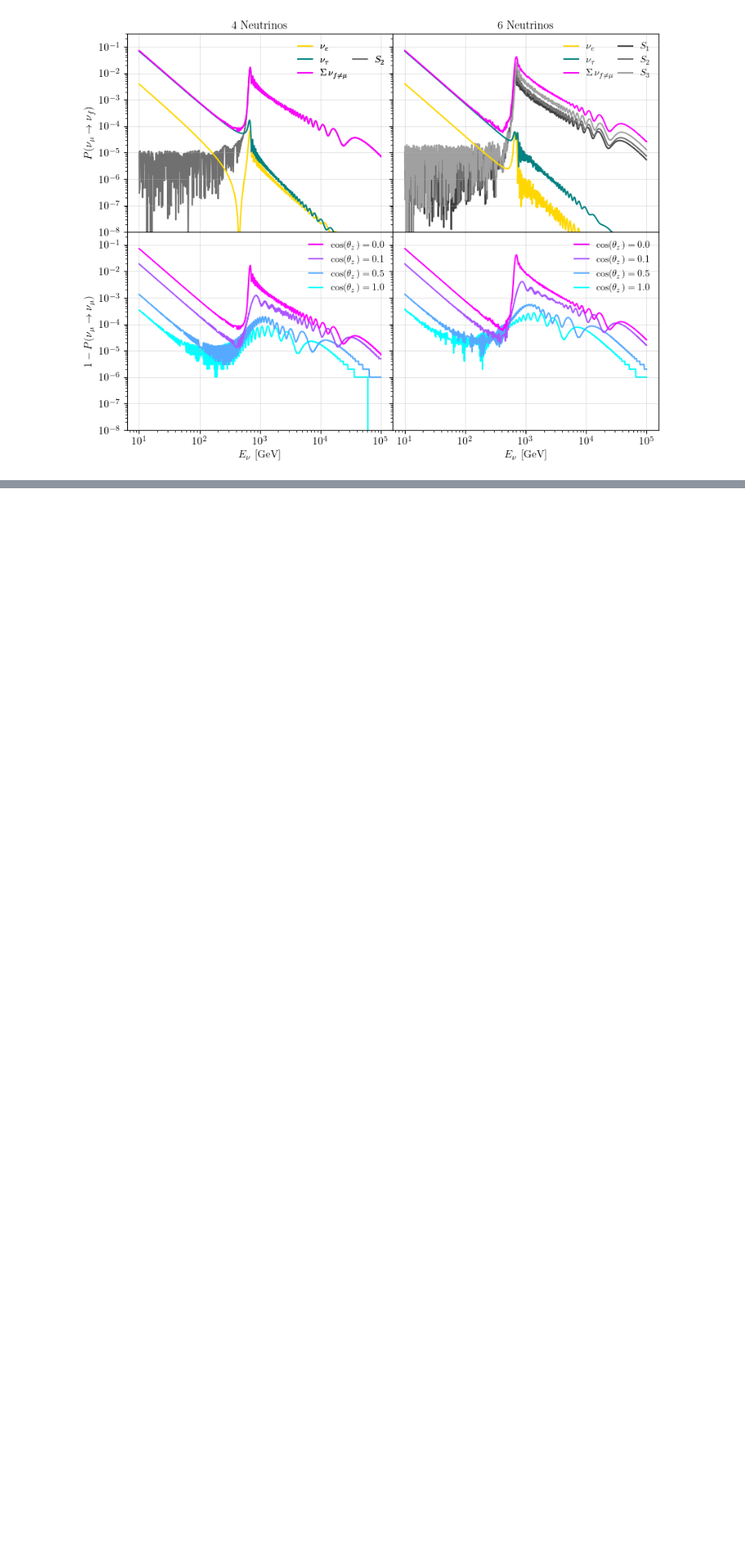
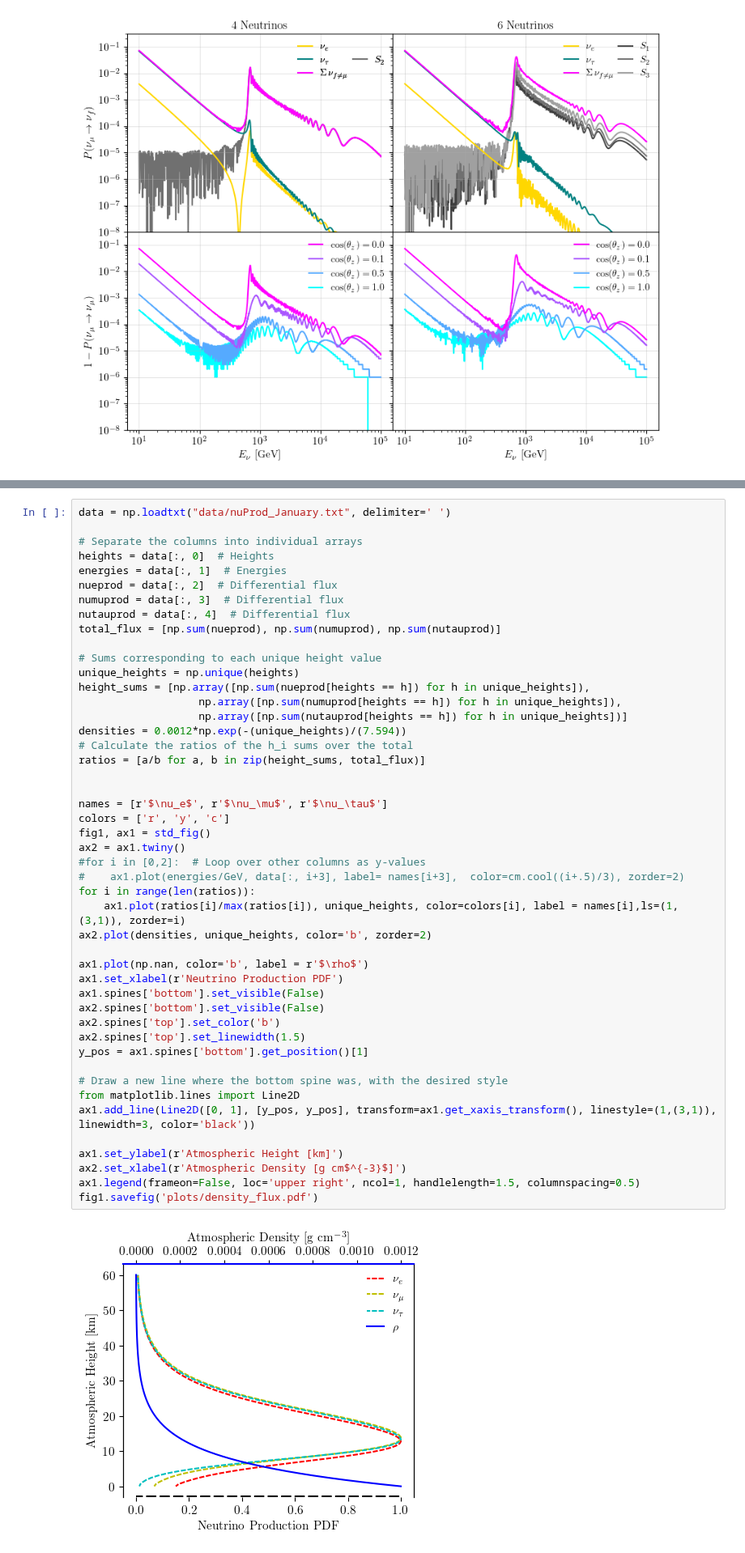
Before and after one commit to ConnorSponsler/For_Git, a Jupyter notebook: main_example_plots_Connor.ipynb, the cells around one changed output, grey strips where cells are left out. Shown at 81% size. Drawn from its saved outputs; the diff is of its cells as text; blank space fills up the shorter version.

```diff
--- a/main_example_plots_Connor.ipynb
+++ b/main_example_plots_Connor.ipynb
@@ -579,0 +632,49 @@ fig1.savefig('plots/mixing_variation_4.pdf')
+# %%
+data = np.loadtxt("data/nuProd_January.txt", delimiter=' ')
+
+# Separate the columns into individual arrays
+heights = data[:, 0]  # Heights
+energies = data[:, 1]  # Energies
+nueprod = data[:, 2]  # Differential flux
+numuprod = data[:, 3]  # Differential flux
+nutauprod = data[:, 4]  # Differential flux
+total_flux = [np.sum(nueprod), np.sum(numuprod), np.sum(nutauprod)]
+
+# Sums corresponding to each unique height value
+unique_heights = np.unique(heights)
+height_sums = [np.array([np.sum(nueprod[heights == h]) for h in unique_heights]),
+                   np.array([np.sum(numuprod[heights == h]) for h in unique_heights]),
+                   np.array([np.sum(nutauprod[heights == h]) for h in unique_heights])]
+densities = 0.0012*np.exp(-(unique_heights)/(7.594))
+# Calculate the ratios of the h_i sums over the total
+ratios = [a/b for a, b in zip(height_sums, total_flux)]
+
+
+names = [r'$\nu_e$', r'$\nu_\mu$', r'$\nu_\tau$']
+colors = ['r', 'y', 'c']
+fig1, ax1 = std_fig()
+ax2 = ax1.twiny()
+#for i in [0,2]:  # Loop over other columns as y-values
+#    ax1.plot(energies/GeV, data[:, i+3], label= names[i+3],  color=cm.cool((i+.5)/3), zorder=2)
+for i in range(len(ratios)):
+    ax1.plot(ratios[i]/max(ratios[i]), unique_heights, color=colors[i], label = names[i],ls=(1,(3,1)), zorder=i)
+ax2.plot(densities, unique_heights, color='b', zorder=2)
+
+ax1.plot(np.nan, color='b', label = r'$\rho$')
+ax1.set_xlabel(r'Neutrino Production PDF')
+ax1.spines['bottom'].set_visible(False)
+ax2.spines['bottom'].set_visible(False)
+ax2.spines['top'].set_color('b')
+ax2.spines['top'].set_linewidth(1.5)
+y_pos = ax1.spines['bottom'].get_position()[1]
+
+# Draw a new line where the bottom spine was, with the desired style
+from matplotlib.lines import Line2D
+ax1.add_line(Line2D([0, 1], [y_pos, y_pos], transform=ax1.get_xaxis_transform(), linestyle=(1,(3,1)), linewidth=3, color='black'))
+
+ax1.set_ylabel(r'Atmospheric Height [km]')
+ax2.set_xlabel(r'Atmospheric Density [g cm$^{-3}$]')
+ax1.legend(frameon=False, loc='upper right', ncol=1, handlelength=1.5, columnspacing=0.5)
+fig1.savefig('plots/density_flux.pdf')
+# %% [output]
+[figure, added]
```
Also changed, not shown: parts of 8 cells of this notebook, 27 other files.
